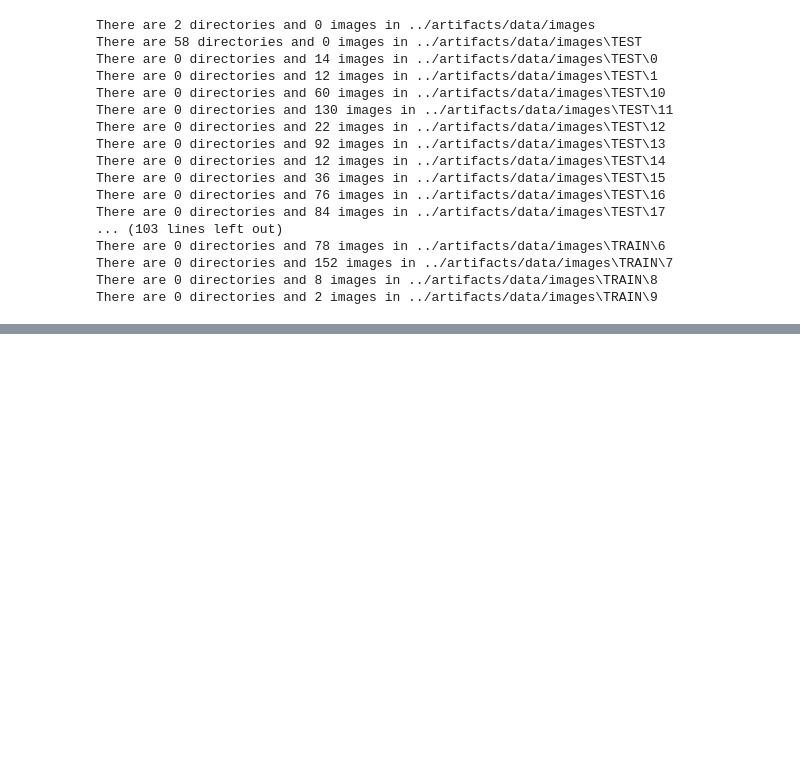
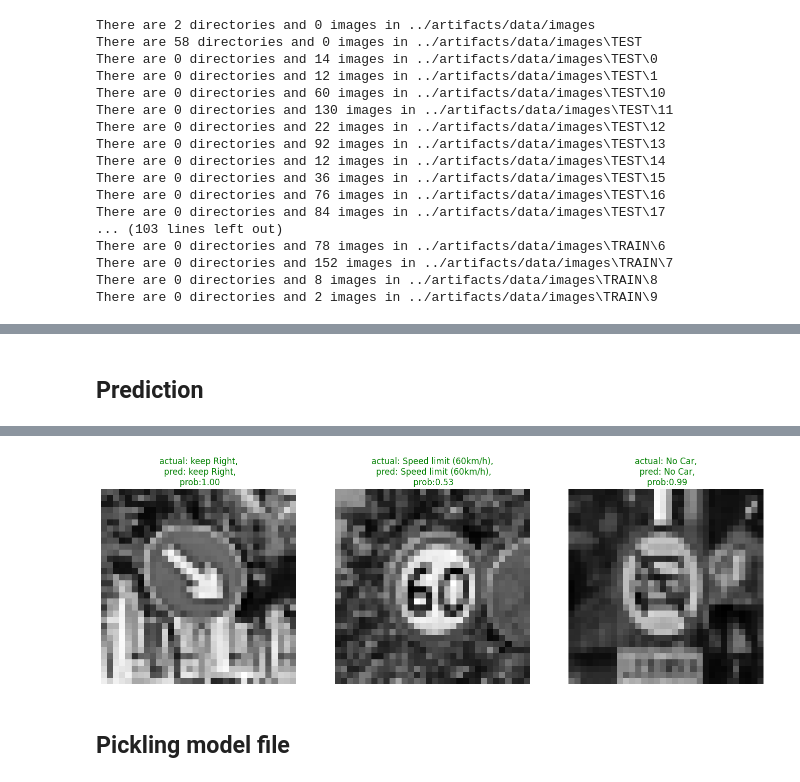
Before and after one commit to sumanth-jag1995/traffic-sign-classification-tf, a Jupyter notebook: notebook/traffic_sign_classifcation.ipynb, the cells around one changed output, grey strips where cells are left out. Cells and saved outputs as stored; diff of their text form; code cells hidden in the pictures; blank space fills up the shorter version.

```diff
--- a/notebook/traffic_sign_classifcation.ipynb
+++ b/notebook/traffic_sign_classifcation.ipynb
@@ -205,0 +283,25 @@ checkpoint_callback = tf.keras.callbacks.ModelCheckpoint(checkpoint_path,
+# %% [markdown]
+## Prediction
+# %%
+plt.figure(figsize=(17, 10))
+for i in range(3):
+    # Choose a random image from a random class
+    index = np.random.randint(0, n_test)
+    img = X_test[index]
+    class_name = classes['Name'][y_test[index]]
+
+    # Make predictions
+
+    pred_prob = model.predict(np.array([img])) # Get prediction probabilities array
+    pred_id = classes['Name'][pred_prob.argmax()] # Get highest prediction probability & match it to class names list
+
+    # Plot the images
+    plt.subplot(1, 3, i+1)
+    plt.imshow(img.squeeze(), cmap='gray')
+    if class_name == pred_id: # if matches, make text green else red
+        title_color = "g"
+    else:
+        title_color = "r"
+    plt.title(f"actual: {class_name},\n pred: {pred_id},\n prob:{pred_prob.max():.2f}", c=title_color)
+    plt.axis(False)
+# %% [output]
@@ -205,0 +311,3 @@ checkpoint_callback = tf.keras.callbacks.ModelCheckpoint(checkpoint_path,
+[figure, added]
+# %% [markdown]
+## Pickling model file
```
Also changed, not shown: parts of 36 cells of this notebook, 9 other files.
